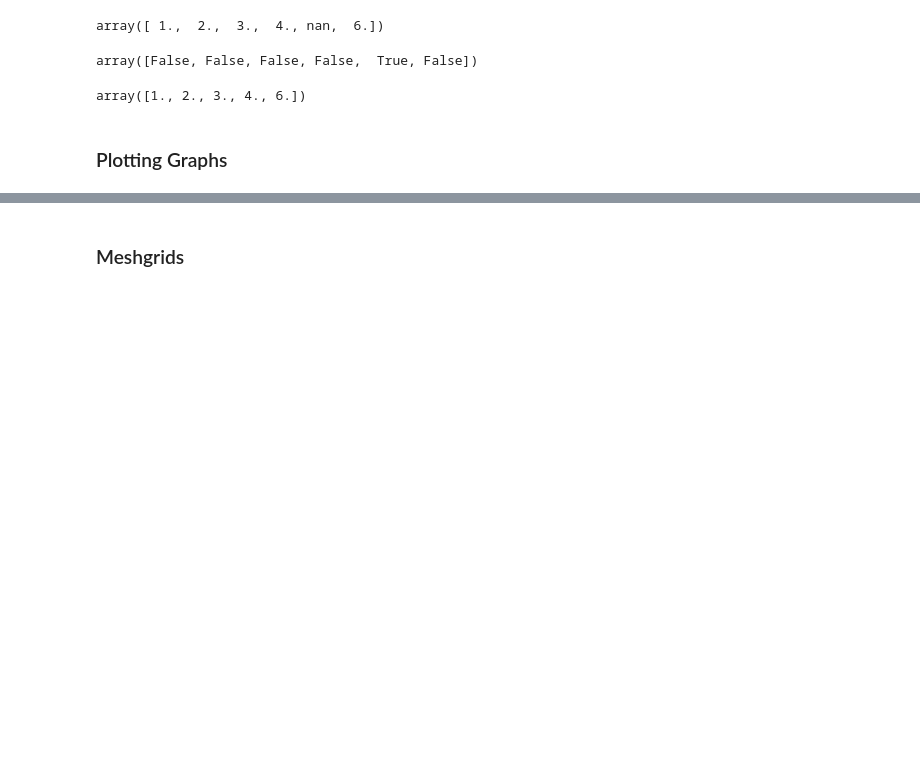
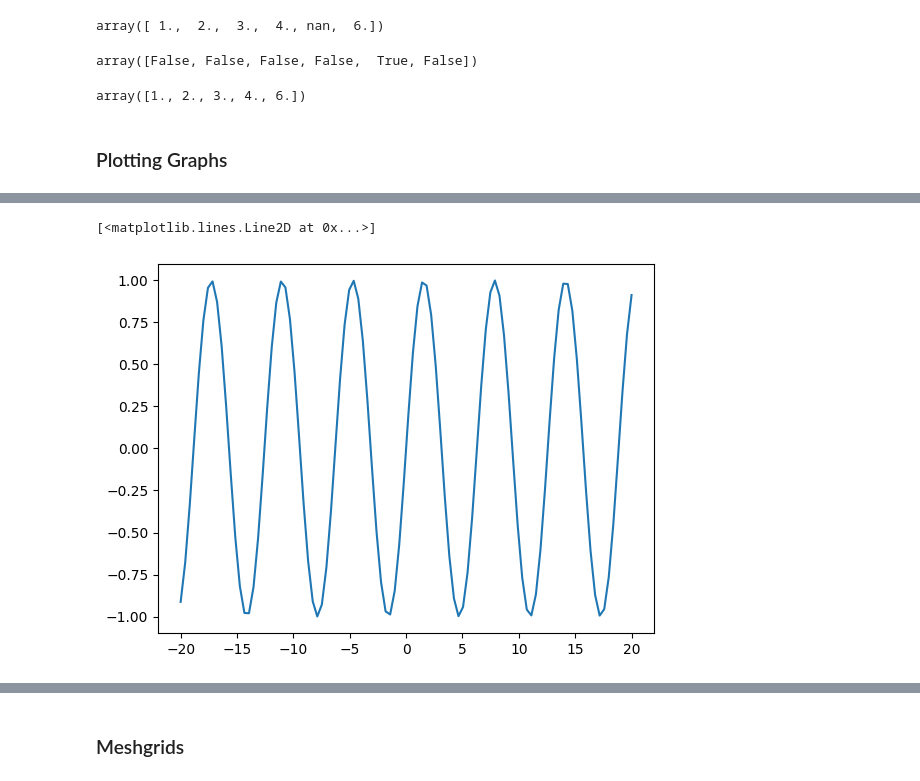
Before and after one commit to tejas05in/python_ml_ds, a Jupyter notebook: Python_fundamentals_16_numpy_advanced.ipynb, the cells around one changed output, grey strips where cells are left out. Cells and saved outputs as stored; diff of their text form; code cells hidden in the pictures; blank space fills up the shorter version.

Commit message:
plotting updated in numpy advanced

```diff
--- a/Python_fundamentals_16_numpy_advanced.ipynb
+++ b/Python_fundamentals_16_numpy_advanced.ipynb
@@ -364,8 +400,11 @@ plt.plot(x,y)
 # %%
 # y = sin(x)
-x = np.linspace(-10,10,100)
+x = np.linspace(-20,20,100)
 y = np.sin(x)
 plt.plot(x,y)
+# %% [output]
+[<matplotlib.lines.Line2D at 0x...>]
+[figure, added]
 # %%
 # y = xlog(x)
 x = np.linspace(-10,10,100)
```
Also changed, not shown: parts of 13 cells of this notebook, 1 other file.
